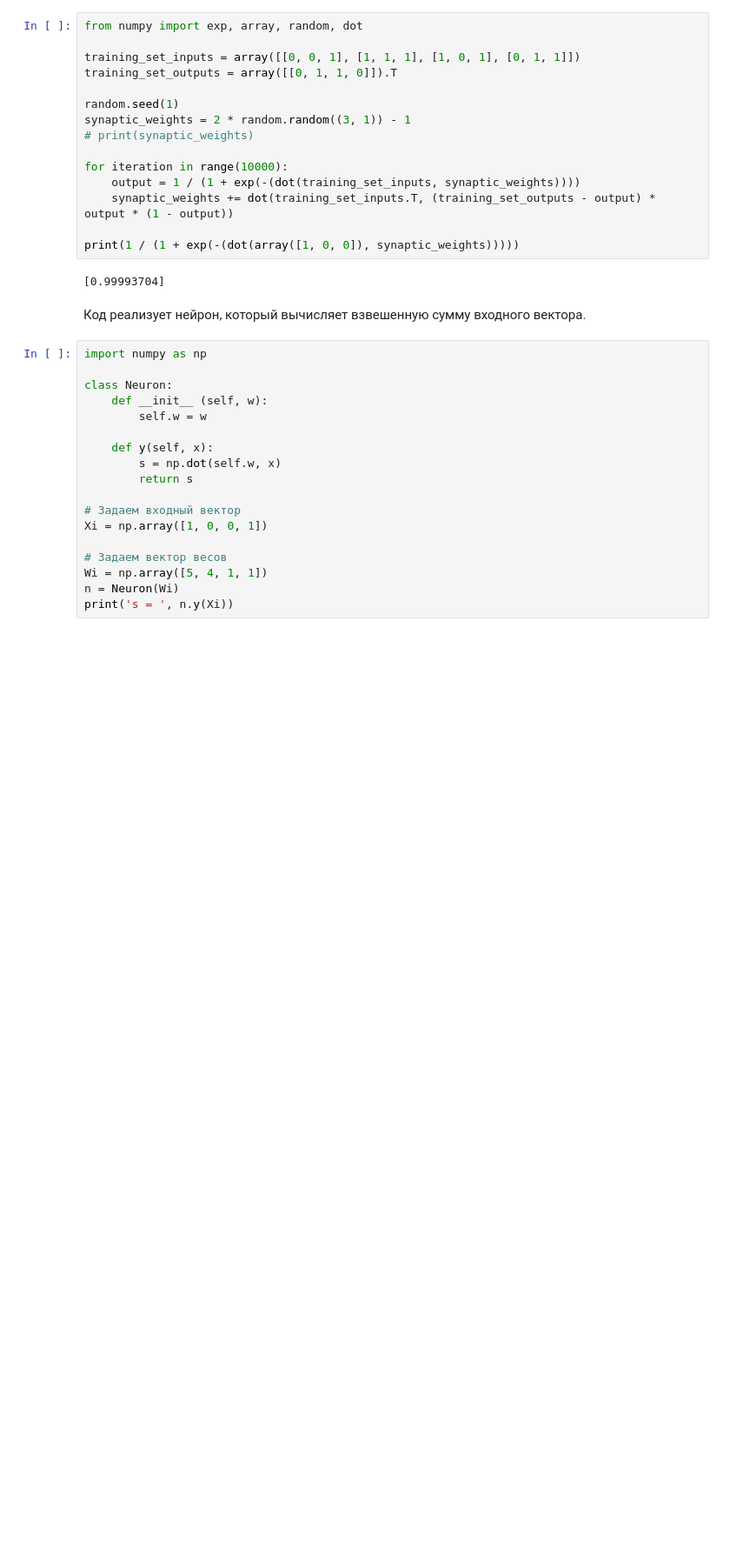
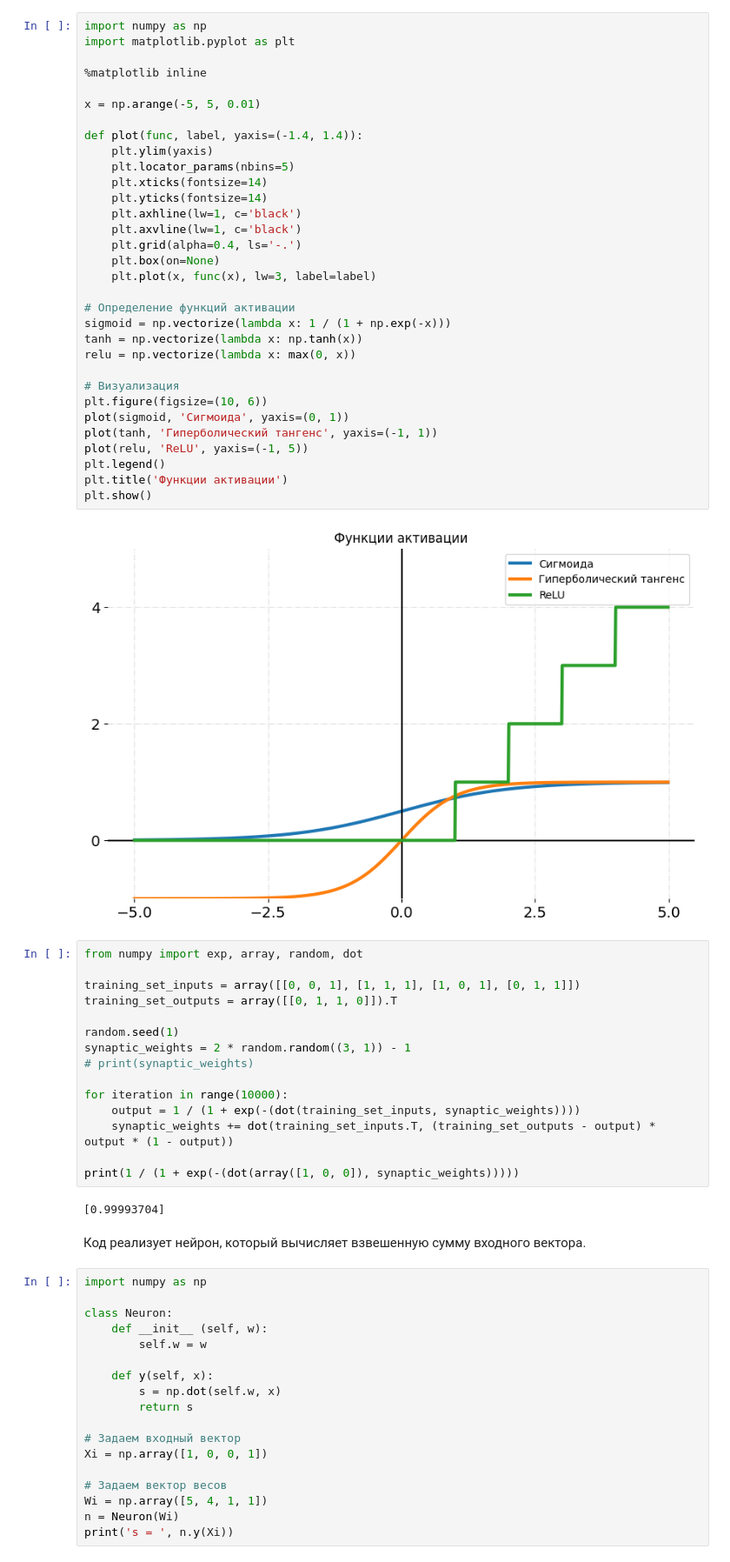
Before and after one commit to Fadilsa9/-2-TheFounder-Tsifrotech, a Jupyter notebook: 5_4_MyAdditionPracticeTasks_.ipynb, the cells around one changed output. Shown: that part at 87% size. Saved outputs shown, nothing was run; the diff lists cells and outputs as text; blank space fills up the shorter version.

Commit message:
Создание график функции бинарного шага

```diff
--- a/5_4_MyAdditionPracticeTasks_.ipynb
+++ b/5_4_MyAdditionPracticeTasks_.ipynb
@@ -1,3 +26,37 @@
+# %%
+import numpy as np
+import matplotlib.pyplot as plt
+
+%matplotlib inline
+
+x = np.arange(-5, 5, 0.01)
+
+def plot(func, label, yaxis=(-1.4, 1.4)):
+    plt.ylim(yaxis)
+    plt.locator_params(nbins=5)
+    plt.xticks(fontsize=14)
+    plt.yticks(fontsize=14)
+    plt.axhline(lw=1, c='black')
+    plt.axvline(lw=1, c='black')
+    plt.grid(alpha=0.4, ls='-.')
+    plt.box(on=None)
+    plt.plot(x, func(x), lw=3, label=label)
+
+# Определение функций активации
+sigmoid = np.vectorize(lambda x: 1 / (1 + np.exp(-x)))
+tanh = np.vectorize(lambda x: np.tanh(x))
+relu = np.vectorize(lambda x: max(0, x))
+
+# Визуализация
+plt.figure(figsize=(10, 6))
+plot(sigmoid, 'Сигмоида', yaxis=(0, 1))
+plot(tanh, 'Гиперболический тангенс', yaxis=(-1, 1))
+plot(relu, 'ReLU', yaxis=(-1, 5))
+plt.legend()
+plt.title('Функции активации')
+plt.show()
+# %% [output]
+[figure, added]
 # %%
 from numpy import exp, array, random, dot
 
```
Also changed, not shown: parts of 1 cell of this notebook.
